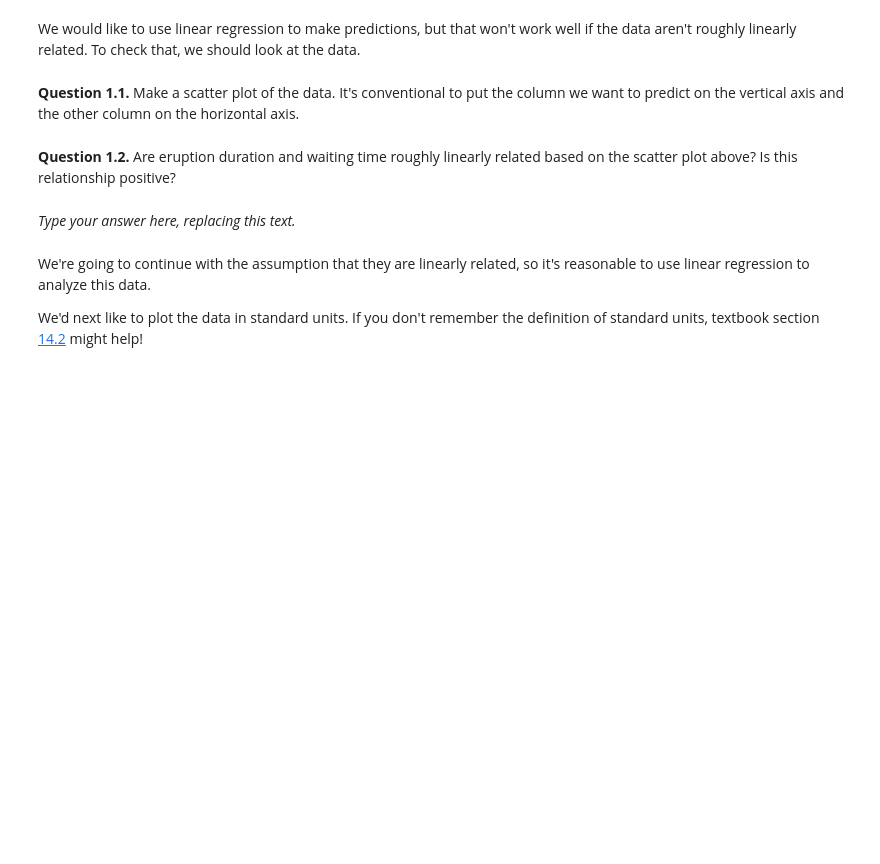
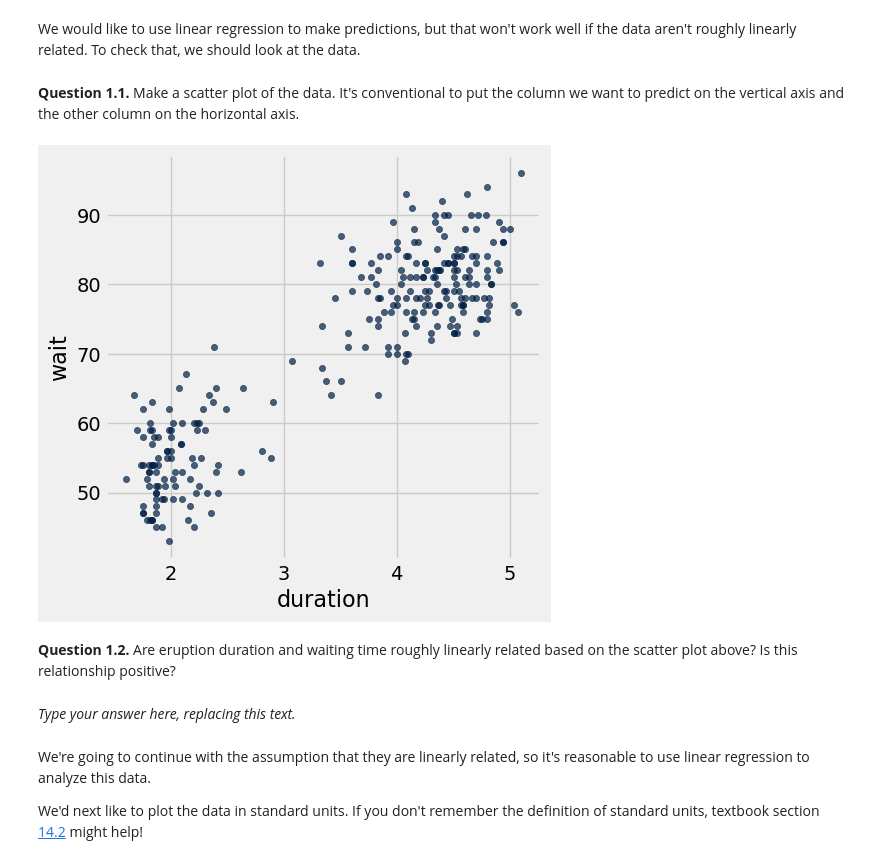
Before and after one commit to ucsb-ds/cmpsc5b-w24-students, a Jupyter notebook: labs/lab4/lab04.ipynb, the cells around one changed output. Saved outputs shown, nothing was run; the diff lists cells and outputs as text; code cells hidden in the pictures; blank space fills up the shorter version.

```diff
--- a/labs/lab4/lab04.ipynb
+++ b/labs/lab4/lab04.ipynb
@@ -66,7 +83,9 @@ We would like to use linear regression to make predictions, but that won't work
 # %% [markdown]
 **Question 1.1.** Make a scatter plot of the data.  It's conventional to put the column we want to predict on the vertical axis and the other column on the horizontal axis.
 # %%
-...
+faithful.scatter("duration")
+# %% [output]
+[figure, added]
 # %% [markdown]
 <!-- BEGIN QUESTION -->
 
```
Also changed, not shown: parts of 37 cells of this notebook.
